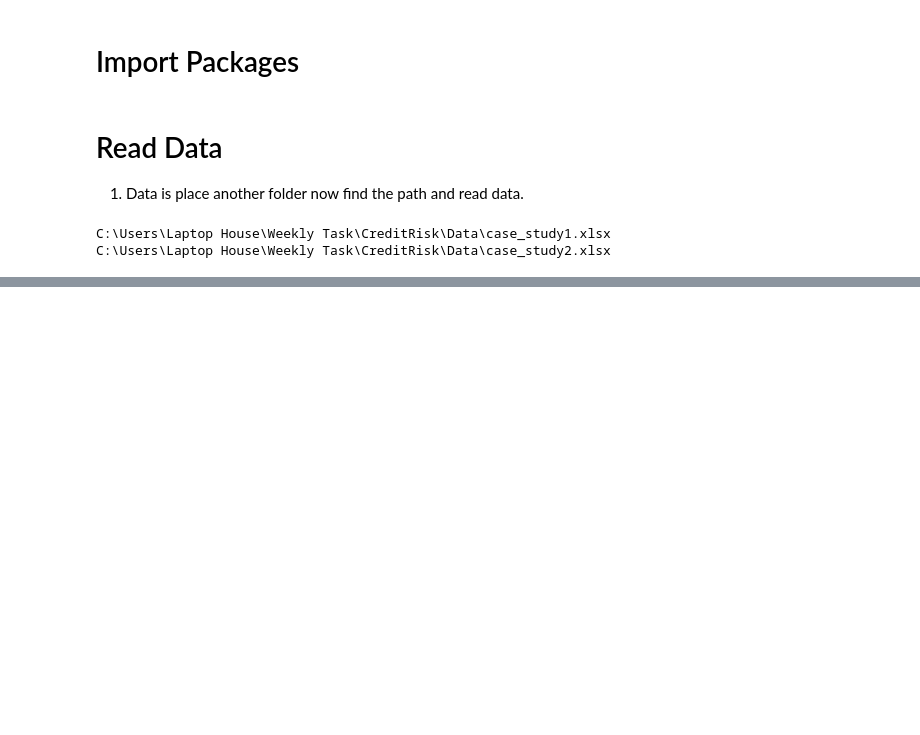
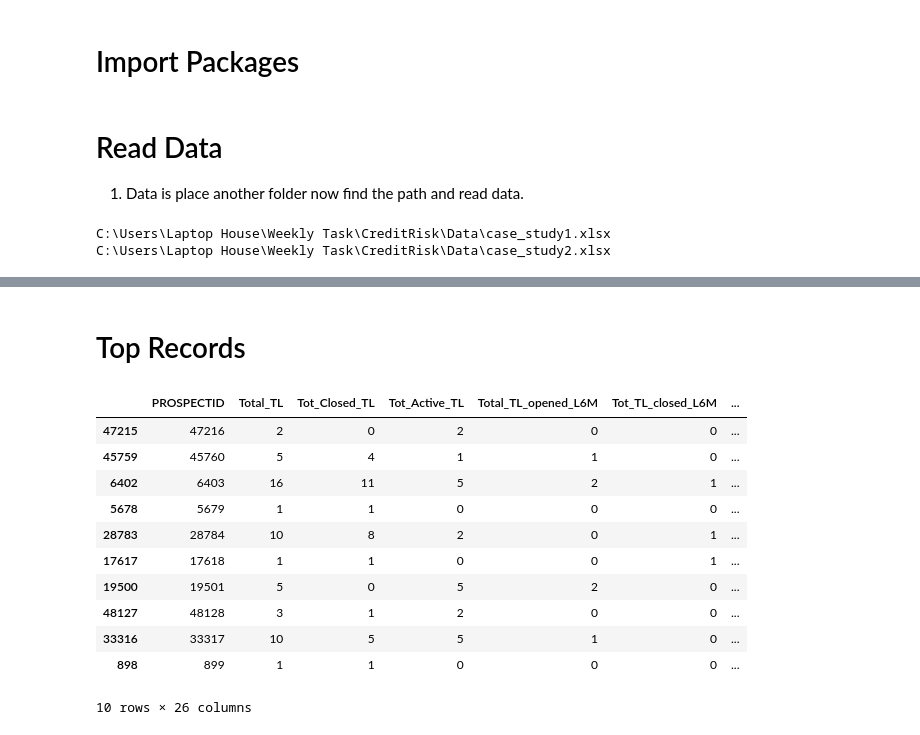
Before and after one commit to Sami606713/CreditRisk, a Jupyter notebook: Credit-Risk-Management.ipynb, the cells around one changed output, grey strips where cells are left out. Drawn from its saved outputs; the diff is of its cells as text; code cells hidden in the pictures; blank space fills up the shorter version.

```diff
--- a/Credit-Risk-Management.ipynb
+++ b/Credit-Risk-Management.ipynb
@@ -28,0 +42,17 @@ df2=pd.read_excel(file_path[1])
+# %% [markdown]
+# Top Records
+# %%
+df1.sample(10)
+# %% [output]
+|  | PROSPECTID | Total_TL | Tot_Closed_TL | Tot_Active_TL | Total_TL_opened_L6M | Tot_TL_closed_L6M | ... |
+| 47215 | 47216 | 2 | 0 | 2 | 0 | 0 | ... |
+| 45759 | 45760 | 5 | 4 | 1 | 1 | 0 | ... |
+| 6402 | 6403 | 16 | 11 | 5 | 2 | 1 | ... |
+| 5678 | 5679 | 1 | 1 | 0 | 0 | 0 | ... |
+| 28783 | 28784 | 10 | 8 | 2 | 0 | 1 | ... |
+| 17617 | 17618 | 1 | 1 | 0 | 0 | 1 | ... |
+| 19500 | 19501 | 5 | 0 | 5 | 2 | 0 | ... |
+| 48127 | 48128 | 3 | 1 | 2 | 0 | 0 | ... |
+| 33316 | 33317 | 10 | 5 | 5 | 1 | 0 | ... |
+| 898 | 899 | 1 | 1 | 0 | 0 | 0 | ... |
+10 rows × 26 columns
```
Also changed, not shown: parts of 13 cells of this notebook, 1 other file.
